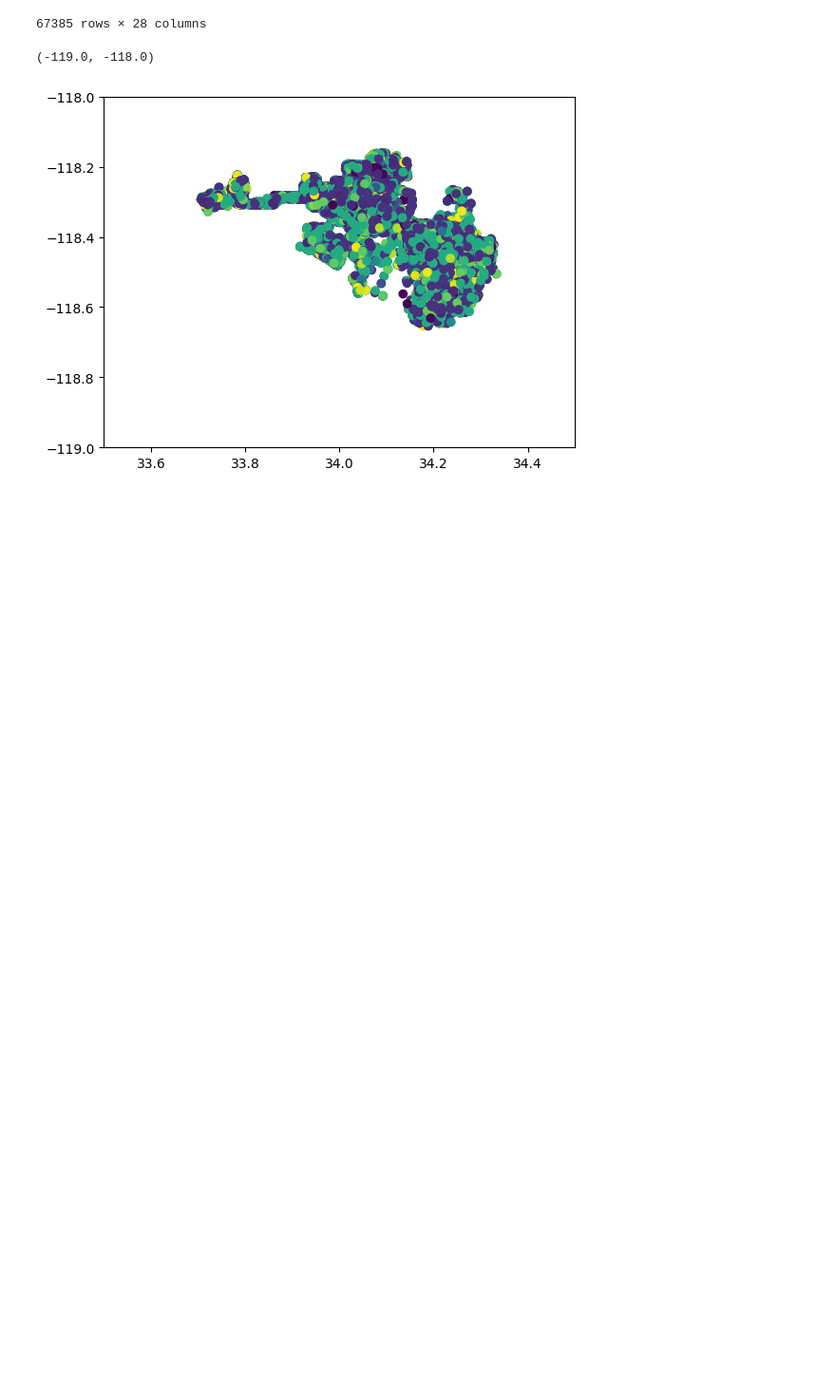
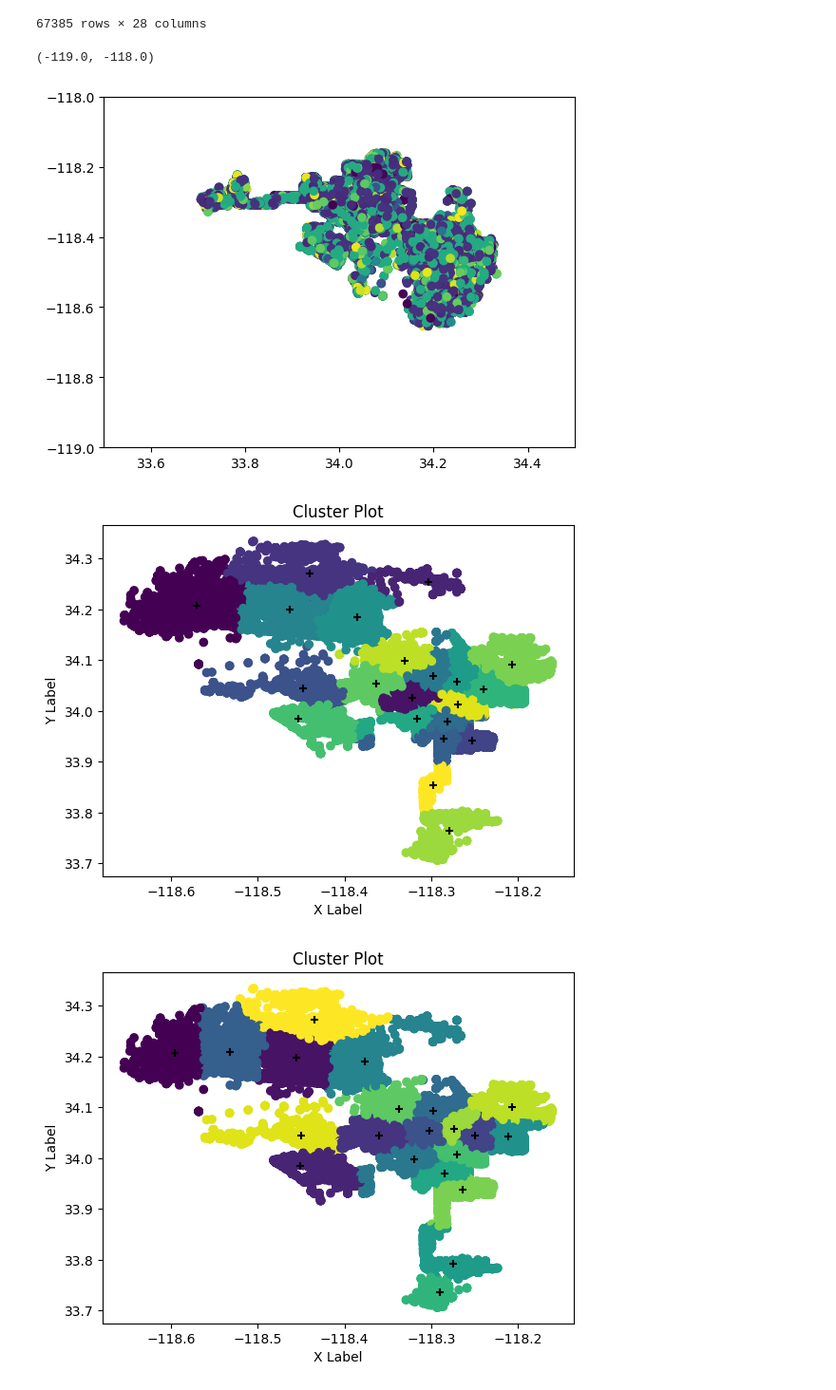
Before and after one commit to zaccmeyer/2020Crime, a Jupyter notebook: Crime_La.ipynb, the cells around one changed output. Shown at 95% size. Saved outputs shown, nothing was run; the diff lists cells and outputs as text; code cells hidden in the pictures; blank space fills up the shorter version.

```diff
--- a/Crime_La.ipynb
+++ b/Crime_La.ipynb
@@ -59,0 +141,14 @@ plt.ylim((-119,-118))
+# %%
+location = my_data[['LON','LAT']]
+new_loc = location[~(location == 0).all(axis=1)]
+# new_loc
+new_data = new_loc[['LON','LAT']].values
+# new_data
+for x in [1,2,np.inf]: #iterate through our different norms
+    km = KMeans(n_clusters=21,p=x) #initialize our class, fit it and then predict and plot it
+    km.fit(new_data)
+    y = km.predict(new_data)
+    km.plot(new_data,y)
+# %% [output]
+[figure, added]
+[figure, added]
```
Also changed, not shown: parts of 3 cells of this notebook.
